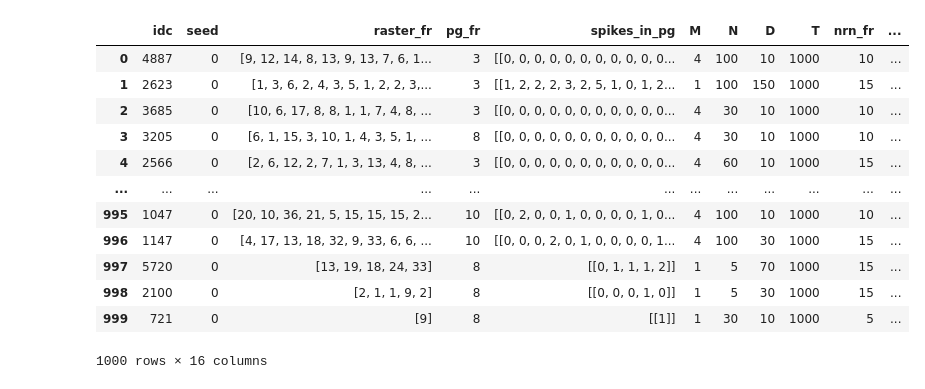
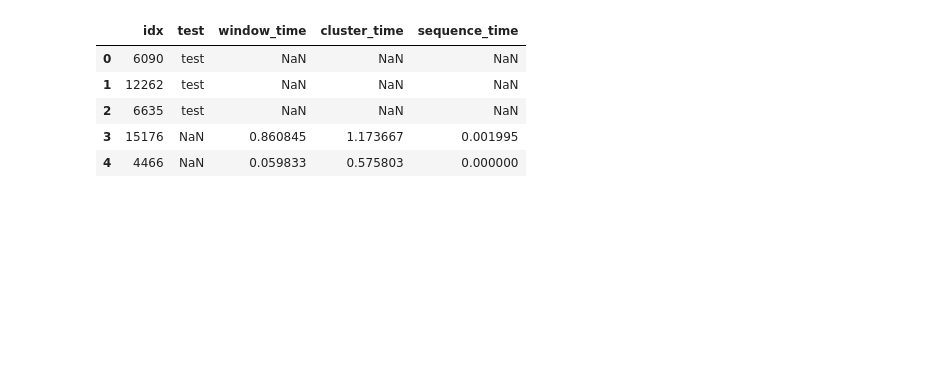
Before and after one commit to CosmicSurgery/thesis_notebooks, a Jupyter notebook: 2023.09.26 - Final Drafts/2023.09.26 - Stress Test 1.ipynb, the cells around one changed output. Drawn from its saved outputs; the diff is of its cells as text; code cells hidden in the pictures; blank space fills up the shorter version.

Commit message:
trying to fix the parameter scan

```diff
--- a/2023.09.26 - Final Drafts/2023.09.26 - Stress Test 1.ipynb
+++ b/2023.09.26 - Final Drafts/2023.09.26 - Stress Test 1.ipynb
@@ -137,0 +15,4 @@ array([0.11721612, 0.        , 0.06271777, 0.01666667])
+# %%
+date = 'Sept26th-'
+filename = ''.join((date,'scan_stats.json'))
+filename
@@ -698,16 +255,11 @@ min(pct_good_SMs_detected), pct_good_SMs_detected
+# %%
+df = pd.read_json(filename)
 # %%
-df
+df.head()
 # %% [output]
-|  | idc | seed | raster_fr | pg_fr | spikes_in_pg | M | N | D | T | nrn_fr | ... |
-| 0 | 4887 | 0 | [9, 12, 14, 8, 13, 9, 13, 7, 6, 1... | 3 | [[0, 0, 0, 0, 0, 0, 0, 0, 0, 0, 0... | 4 | 100 | 10 | 1000 | 10 | ... |
-| 1 | 2623 | 0 | [1, 3, 6, 2, 4, 3, 5, 1, 2, 2, 3,... | 3 | [[1, 2, 2, 2, 3, 2, 5, 1, 0, 1, 2... | 1 | 100 | 150 | 1000 | 15 | ... |
-| 2 | 3685 | 0 | [10, 6, 17, 8, 8, 1, 1, 7, 4, 8, ... | 3 | [[0, 0, 0, 0, 0, 0, 0, 0, 0, 0, 0... | 4 | 30 | 10 | 1000 | 10 | ... |
-| 3 | 3205 | 0 | [6, 1, 15, 3, 10, 1, 4, 3, 5, 1, ... | 8 | [[0, 0, 0, 0, 0, 0, 0, 0, 0, 0, 0... | 4 | 30 | 10 | 1000 | 10 | ... |
-| 4 | 2566 | 0 | [2, 6, 12, 2, 7, 1, 3, 13, 4, 8, ... | 3 | [[0, 0, 0, 0, 0, 0, 0, 0, 0, 0, 0... | 4 | 60 | 10 | 1000 | 15 | ... |
-| ... | ... | ... | ... | ... | ... | ... | ... | ... | ... | ... | ... |
-| 995 | 1047 | 0 | [20, 10, 36, 21, 5, 15, 15, 15, 2... | 10 | [[0, 2, 0, 0, 1, 0, 0, 0, 0, 1, 0... | 4 | 100 | 10 | 1000 | 10 | ... |
-| 996 | 1147 | 0 | [4, 17, 13, 18, 32, 9, 33, 6, 6, ... | 10 | [[0, 0, 0, 2, 0, 1, 0, 0, 0, 0, 1... | 4 | 100 | 30 | 1000 | 15 | ... |
-| 997 | 5720 | 0 | [13, 19, 18, 24, 33] | 8 | [[0, 1, 1, 1, 2]] | 1 | 5 | 70 | 1000 | 15 | ... |
-| 998 | 2100 | 0 | [2, 1, 1, 9, 2] | 8 | [[0, 0, 0, 1, 0]] | 1 | 5 | 30 | 1000 | 15 | ... |
-| 999 | 721 | 0 | [9] | 8 | [[1]] | 1 | 30 | 10 | 1000 | 5 | ... |
+|  | idx | test | window_time | cluster_time | sequence_time |
+| 0 | 6090 | test | NaN | NaN | NaN |
+| 1 | 12262 | test | NaN | NaN | NaN |
+| 2 | 6635 | test | NaN | NaN | NaN |
+| 3 | 15176 | NaN | 0.860845 | 1.173667 | 0.001995 |
+| 4 | 4466 | NaN | 0.059833 | 0.575803 | 0.000000 |
-1000 rows × 16 columns
```
Also changed, not shown: parts of 57 cells of this notebook, 3 other files.
